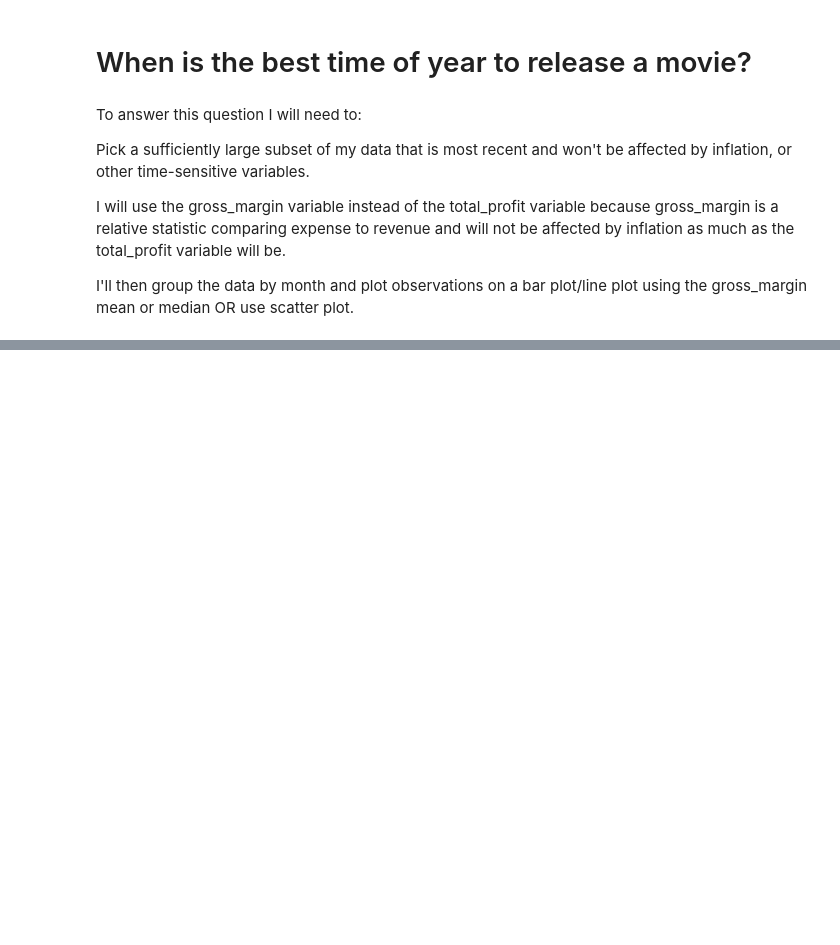
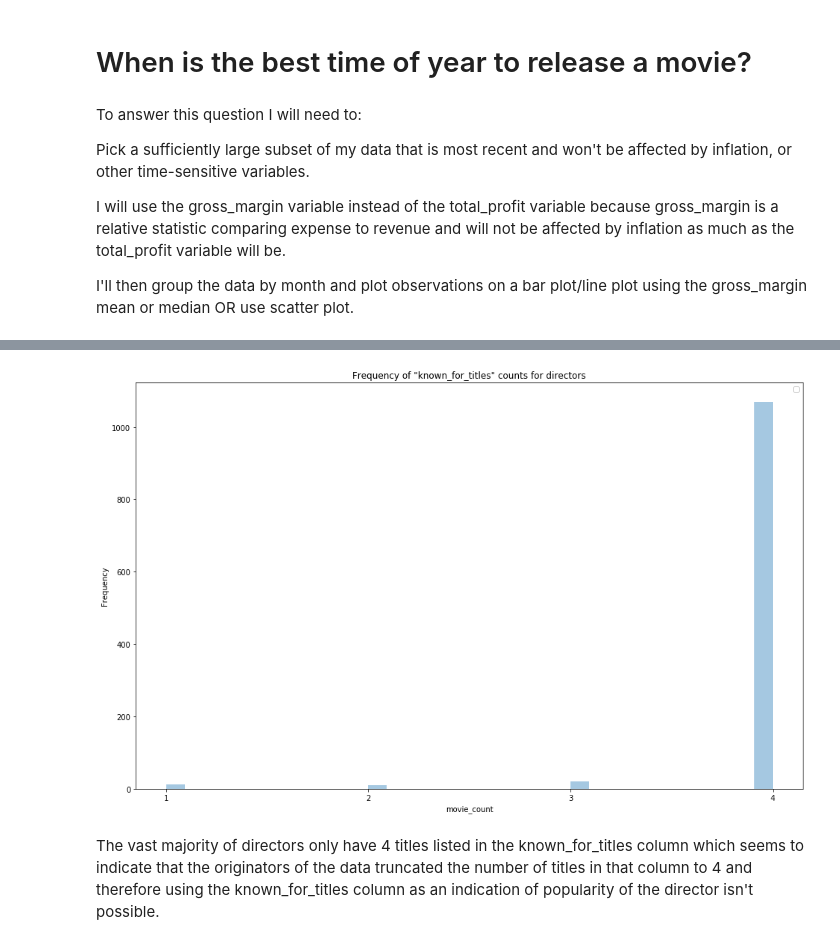
Before and after one commit to benratkin/flatiron, a Jupyter notebook: module_1/mod_1_project/dsc-mod-1-project-v2-1-onl01-dtsc-ft-012120/final_project.ipynb, the cells around one changed output, grey strips where cells are left out. Cells and saved outputs as stored; diff of their text form; code cells hidden in the pictures; blank space fills up the shorter version.

```diff
--- a/module_1/mod_1_project/dsc-mod-1-project-v2-1-onl01-dtsc-ft-012120/final_project.ipynb
+++ b/module_1/mod_1_project/dsc-mod-1-project-v2-1-onl01-dtsc-ft-012120/final_project.ipynb
@@ -298,0 +367,12 @@ sns.distplot(director_joined.groupby(['director_names', 'movie_count']))
+# %%
+fig4, ax4 = plt.subplots(figsize=(16, 10))
+plt.title('Frequency of "known_for_titles" counts for directors')
+plt.ylabel('Frequency')
+plt.xlabel('Number of titles direcor is know for')
+plt.xticks(np.arange(0, 5, 1))
+plt.legend({'Mean':mean,'Median':median, 'Breakeven':0})
+sns.distplot(director_joined.sort_values(by='movie_count', ascending=False).movie_count, kde=False);
+# %% [output]
+[figure, added]
+# %% [markdown]
+The vast majority of directors only have 4 titles listed in the known_for_titles column which seems to indicate that the originators of the data truncated the number of titles in that column to 4 and therefore using the known_for_titles column as an indication of popularity of the director isn't possible.
```
Also changed, not shown: parts of 23 cells of this notebook.
